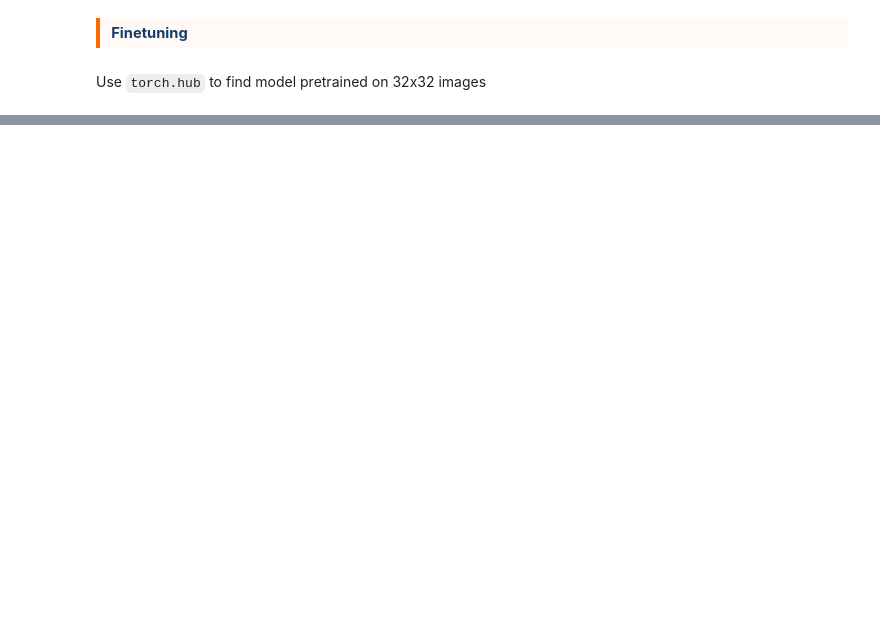
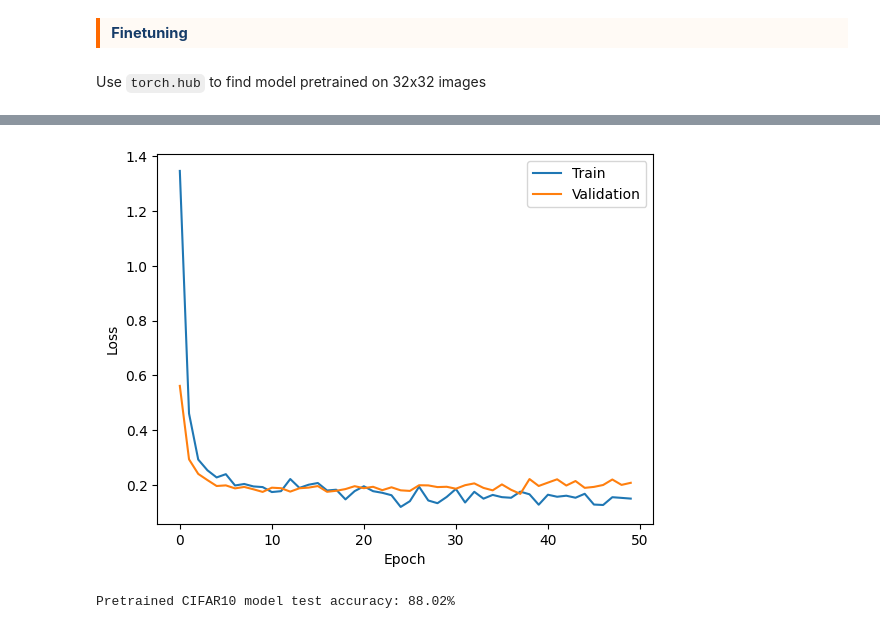
Before and after one commit to mgswiss15/idl, a Jupyter notebook: 10_CNNs_Practice/Exercise/pretraining.ipynb, the cells around one changed output, grey strips where cells are left out. Cells and saved outputs as stored; diff of their text form; code cells hidden in the pictures; blank space fills up the shorter version.

```diff
--- a/10_CNNs_Practice/Exercise/pretraining.ipynb
+++ b/10_CNNs_Practice/Exercise/pretraining.ipynb
@@ -156,0 +147,4 @@ print(f"Pretrained Native 32x32 ResNet-20 Accuracy: {100 * correct / total:.2f}%
+# %%
+# get pretrained cifar10 model with weights
+model_cifar10 = torch.hub.load("chenyaofo/pytorch-cifar-models", "cifar10_resnet20", pretrained=True)
+print(model_cifar10)
@@ -156,0 +170,19 @@ print(f"Pretrained Native 32x32 ResNet-20 Accuracy: {100 * correct / total:.2f}%
+# %%
+# freeze backbone parameters
+for param in model_cifar10.parameters():
+    param.requires_grad = False
+# replace fc head with new linear layer
+model_cifar10.fc = nn.Linear(model_cifar10.fc.in_features, 10)
+
+# alternatively
+# for param in model_cifar10.fc.parameters():
+#     param.requires_grad = True
+# %%
+# basic setups
+model_cifar10 = model_cifar10.to(device)
+criterion = nn.CrossEntropyLoss()
+optimizer = torch.optim.Adam(model_cifar10.parameters(), lr=0.01)
+num_epochs = 50
+# %%
+# train model
+model_cifar10, train_losses, val_losses = train_model(model_cifar10, train_loader, val_loader, criterion, optimizer, num_epochs, device)
@@ -156,0 +207,11 @@ print(f"Pretrained Native 32x32 ResNet-20 Accuracy: {100 * correct / total:.2f}%
+# %%
+# plot losses
+plot_losses(train_losses, val_losses)
+# %% [output]
+[figure, added]
+# %%
+# test model
+scratch_accuracy = test_model(model_cifar10, test_loader, device)
+print(f"Pretrained CIFAR10 model test accuracy: {100*scratch_accuracy:.2f}%")
+# %% [output]
+Pretrained CIFAR10 model test accuracy: 88.02%
```
Also changed, not shown: parts of 15 cells of this notebook, 3 other files.
